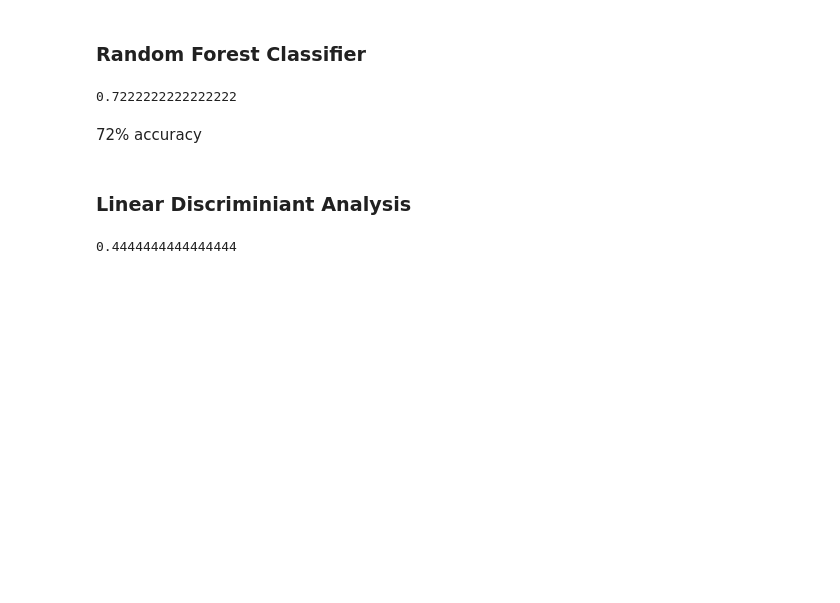
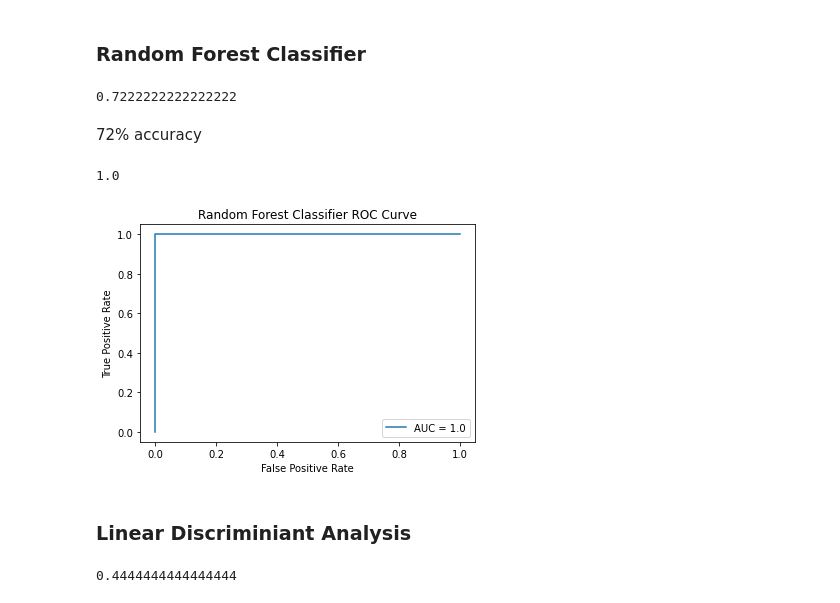
Before and after one commit to vchou105/COGS189, a Jupyter notebook: Machine Learning.ipynb, the cells around one changed output. Saved outputs shown, nothing was run; the diff lists cells and outputs as text; code cells hidden in the pictures; blank space fills up the shorter version.

```diff
--- a/Machine Learning.ipynb
+++ b/Machine Learning.ipynb
@@ -96,6 +166,25 @@ clf.score(X_test_pca, y_test_pca)
 0.7222222222222222
 # %% [markdown]
 72% accuracy
+# %%
+# calculate true positive rate and false positive rate
+y_pred_prob = clf.predict_proba(X_test_pca)[::,1]
+fpr, tpr, _ = metrics.roc_curve(y_test_pca, y_pred_prob)
+
+auc = metrics.roc_auc_score(y_test_pca, y_pred_prob)
+auc
+# %% [output]
+1.0
+# %%
+# create ROC curve - determines best cutoff value for predicting new observations
+plt.plot(fpr, tpr, label="AUC = " + str(auc))
+plt.ylabel('True Positive Rate')
+plt.xlabel('False Positive Rate')
+plt.title('Random Forest Classifier ROC Curve')
+plt.legend()
+plt.show()
+# %% [output]
+[figure, added]
 # %% [markdown]
 ### Linear Discriminiant Analysis
 # %%
```
Also changed, not shown: parts of 22 cells of this notebook.
